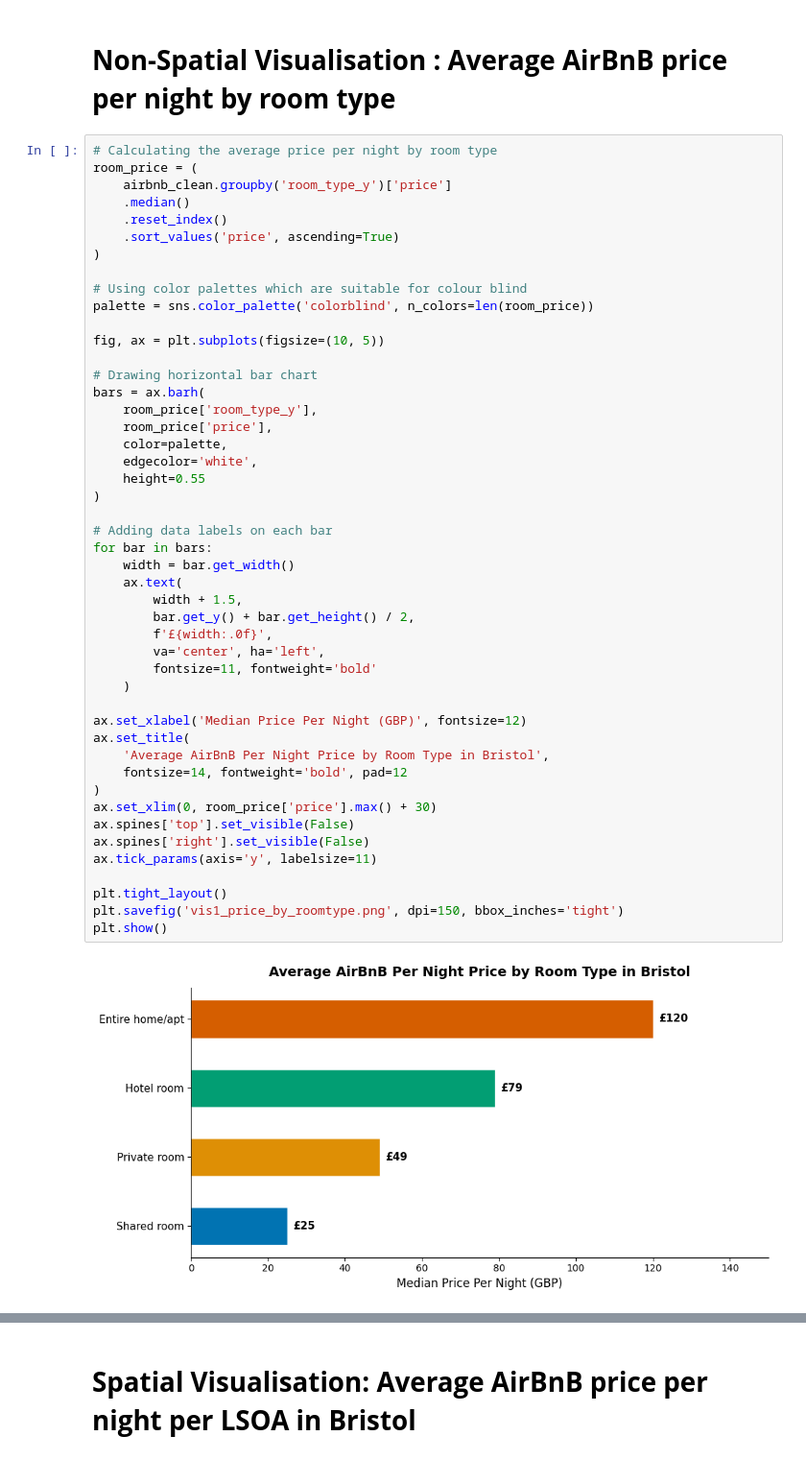
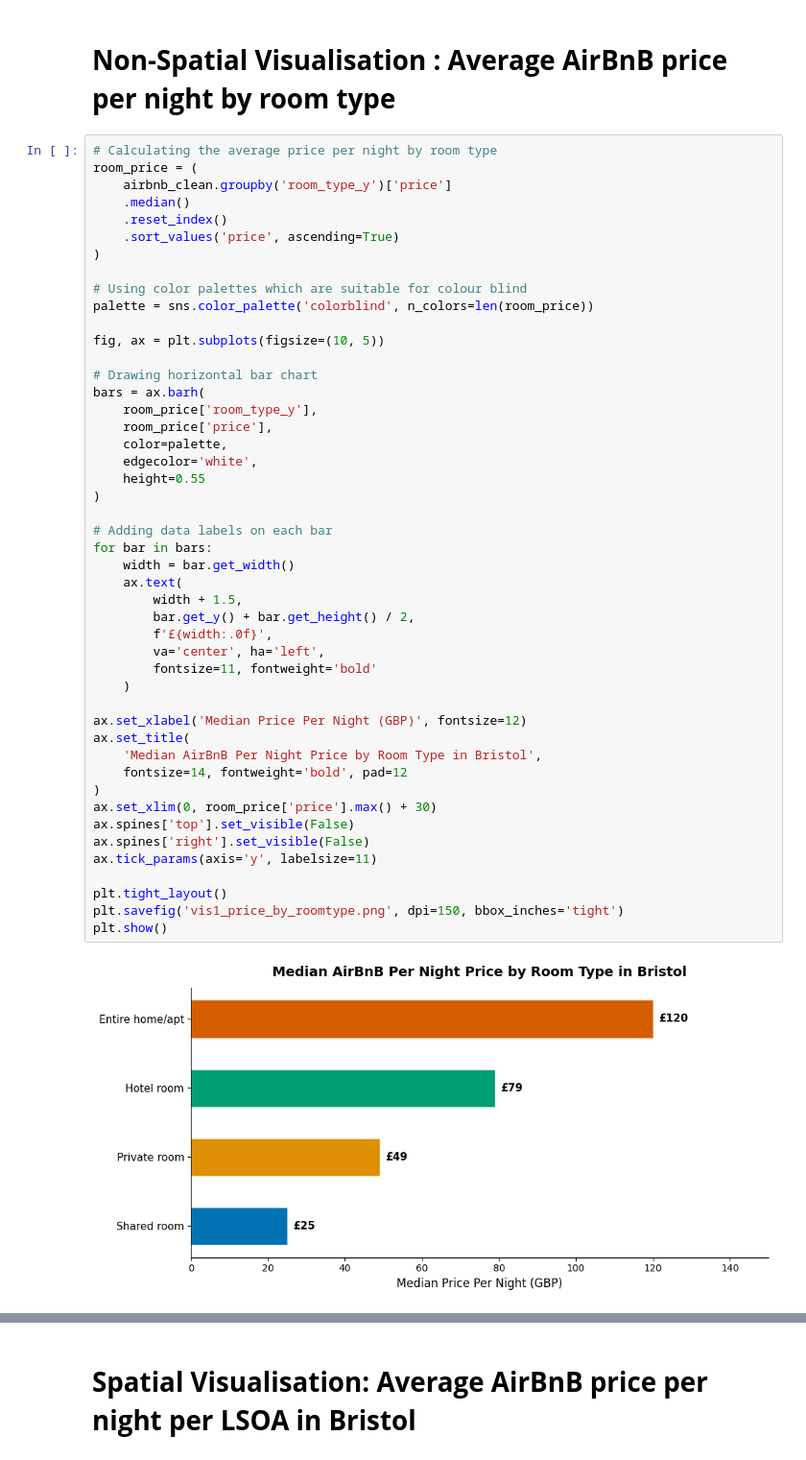
Before and after one commit to deeptanghosh02/GEOG5990M_Deeptanshu-Ghosh, a Jupyter notebook: GEOG5990M_Final_Project_resit.ipynb, the cells around one changed output, grey strips where cells are left out. Shown at 96% size. Saved outputs shown, nothing was run; the diff lists cells and outputs as text.

```diff
--- a/GEOG5990M_Final_Project_resit.ipynb
+++ b/GEOG5990M_Final_Project_resit.ipynb
@@ -382,35 +378,35 @@ bars = ax.barh(
     room_price['price'],
     color=palette,
     edgecolor='white',
     height=0.55
 )
 
 # Adding data labels on each bar
 for bar in bars:
     width = bar.get_width()
     ax.text(
         width + 1.5,
         bar.get_y() + bar.get_height() / 2,
         f'£{width:.0f}',
         va='center', ha='left',
         fontsize=11, fontweight='bold'
     )
 
 ax.set_xlabel('Median Price Per Night (GBP)', fontsize=12)
 ax.set_title(
-    'Average AirBnB Per Night Price by Room Type in Bristol',
+    'Median AirBnB Per Night Price by Room Type in Bristol',
     fontsize=14, fontweight='bold', pad=12
 )
 ax.set_xlim(0, room_price['price'].max() + 30)
 ax.spines['top'].set_visible(False)
 ax.spines['right'].set_visible(False)
 ax.tick_params(axis='y', labelsize=11)
 
 plt.tight_layout()
 plt.savefig('vis1_price_by_roomtype.png', dpi=150, bbox_inches='tight')
 plt.show()
 # %% [output]
-[figure, old version]
+[figure, new version]
 # %% [markdown]
 In the above visualisation, a horizontal bar chart was chosen because it is suitable for comparing values across some named categories arranged along a common scale and in a horizontal layout it is easier to read rather than in a vertical chart when the labels are based on their respective text ( Tufte, 2001).
 
```
Also changed, not shown: parts of 6 cells of this notebook.
